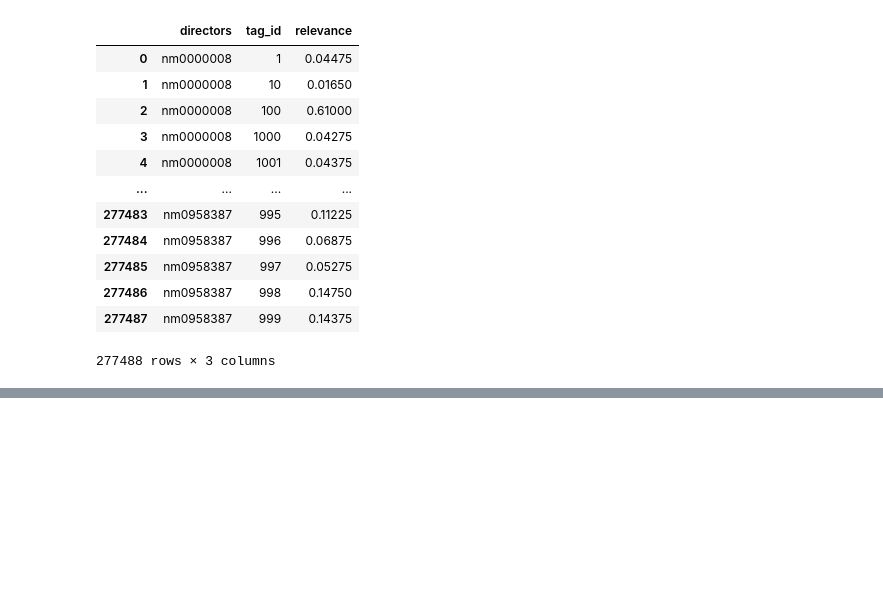
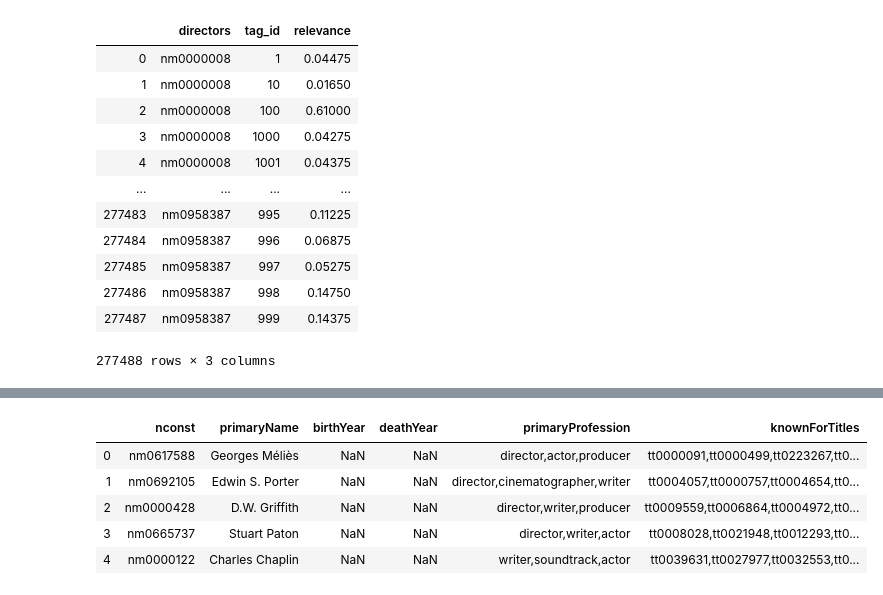
Before and after one commit to cwipy7/moreco, a Jupyter notebook: data_prep/create_actor_director_tables.ipynb, the cells around one changed output, grey strips where cells are left out. Cells and saved outputs as stored; diff of their text form; code cells hidden in the pictures; blank space fills up the shorter version.

```diff
--- a/data_prep/create_actor_director_tables.ipynb
+++ b/data_prep/create_actor_director_tables.ipynb
@@ -6,17 +9,17 @@ import sqlite3
 # %%
 data_sources = {
     # movielens
-    'genome_scores'    : './data/ml-25m/genome-scores.csv',
-    'genome_tags'      : './data/ml-25m/genome-tags.csv',
-    'links'            : './data/ml-25m/links.csv',
-    'movies'           : './data/ml-25m/movies.csv',
-    'ratings'          : './data/ml-25m/ratings.csv',
-    'tags'             : './data/ml-25m/tags.csv',
-#     imdb
-    'imdb_name_basics' : './data/imdb/name.basics.tsv.gz',
-    'imdb_title_basics': './data/imdb/title.basics.tsv.gz',
-    'imdb_ratings'     : './data/imdb/title.ratings.tsv.gz',
-    'imdb_crew'        : './data/imdb/title.crew.tsv.gz',
-    'imdb_principals'  : './data/imdb/title.principals.tsv.gz',
+#     'genome_scores'    : 'ml-25m/genome-scores.csv',
+    'genome_tags'      : 'ml-25m/genome-tags.csv',
+    'links'            : 'ml-25m/links.csv',
+    'movies'           : 'ml-25m/movies.csv',
+#    'ratings'          : 'ml-25m/ratings.csv',
+    'tags'             : 'ml-25m/tags.csv',
+    # imdb
+    'imdb_name_basics' : 'name.basics.tsv.gz',
+    'imdb_title_basics': 'title.basics.tsv.gz',
+#     'imdb_ratings'     : 'title.ratings.tsv.gz',
+    'imdb_crew'        : 'title.crew.tsv.gz',
+    'imdb_principals'  : 'title.principals.tsv.gz',
 }
 # %%
@@ -509,4 +278,11 @@ dfs['imdb_name_basics'].head()
 # %%
-needed_directors_and_names = pd.merge(cleaned_all_needed_directors,dfs['imdb_name_basics'],
+needed_directors_and_names = pd.merge(cleaned_all_needed_directors, dfs['imdb_name_basics'],
                                       left_on='nconst', right_on='nconst', how='left' )
-toy_data = needed_directors_and_names.head(100)
+needed_directors_and_names.head()
+# %% [output]
+|  | nconst | primaryName | birthYear | deathYear | primaryProfession | knownForTitles |
+| 0 | nm0617588 | Georges Méliès | NaN | NaN | director,actor,producer | tt0000091,tt0000499,tt0223267,tt0... |
+| 1 | nm0692105 | Edwin S. Porter | NaN | NaN | director,cinematographer,writer | tt0004057,tt0000757,tt0004654,tt0... |
+| 2 | nm0000428 | D.W. Griffith | NaN | NaN | director,writer,producer | tt0009559,tt0006864,tt0004972,tt0... |
+| 3 | nm0665737 | Stuart Paton | NaN | NaN | director,writer,actor | tt0008028,tt0021948,tt0012293,tt0... |
+| 4 | nm0000122 | Charles Chaplin | NaN | NaN | writer,soundtrack,actor | tt0039631,tt0027977,tt0032553,tt0... |
```
Also changed, not shown: parts of 81 cells of this notebook.
